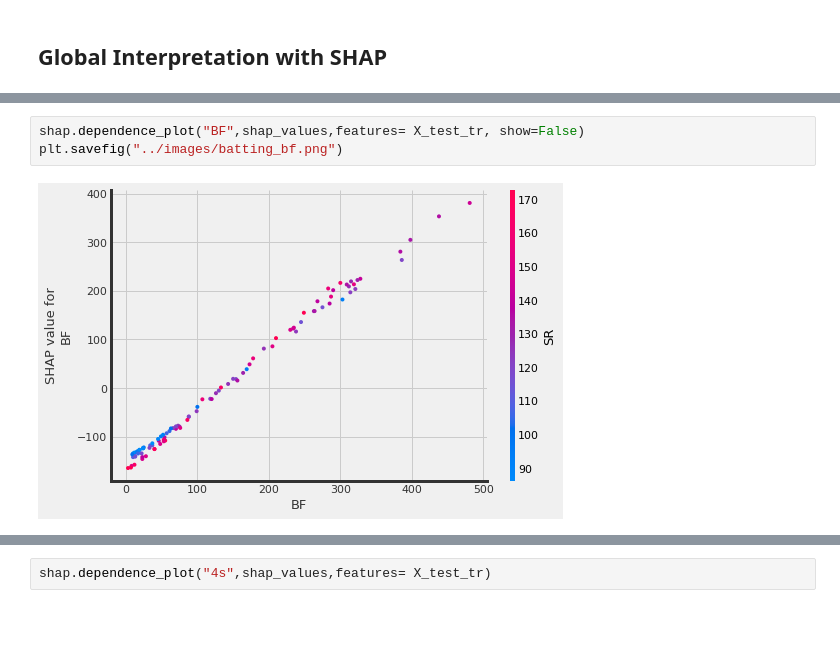
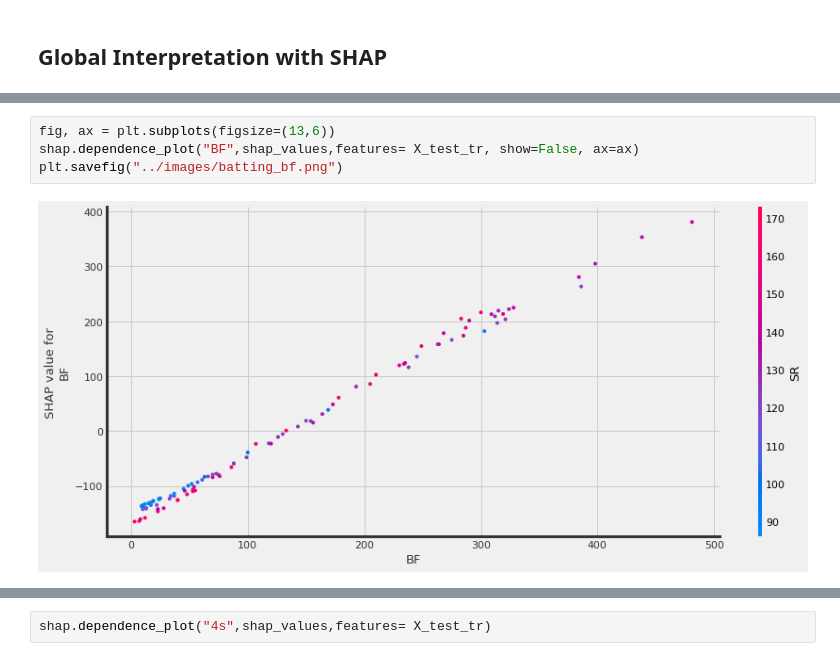
Before and after one commit to bprasad26/ipl_data_analysis, a Jupyter notebook: Notebooks/ml_models.ipynb, the cells around one changed output, grey strips where cells are left out. Drawn from its saved outputs; the diff is of its cells as text; blank space fills up the shorter version.

```diff
--- a/Notebooks/ml_models.ipynb
+++ b/Notebooks/ml_models.ipynb
@@ -272,8 +274,9 @@ plt.savefig("../images/batting_bar.png")
 [interactive output not drawn]
 # %%
-shap.dependence_plot("BF",shap_values,features= X_test_tr, show=False)
+fig, ax = plt.subplots(figsize=(13,6))
+shap.dependence_plot("BF",shap_values,features= X_test_tr, show=False, ax=ax)
 plt.savefig("../images/batting_bf.png")
 # %% [output]
-[figure, old version]
+[figure, new version]
 [interactive output not drawn]
 # %%
```
Also changed, not shown: parts of 8 cells of this notebook, 8 other files.
